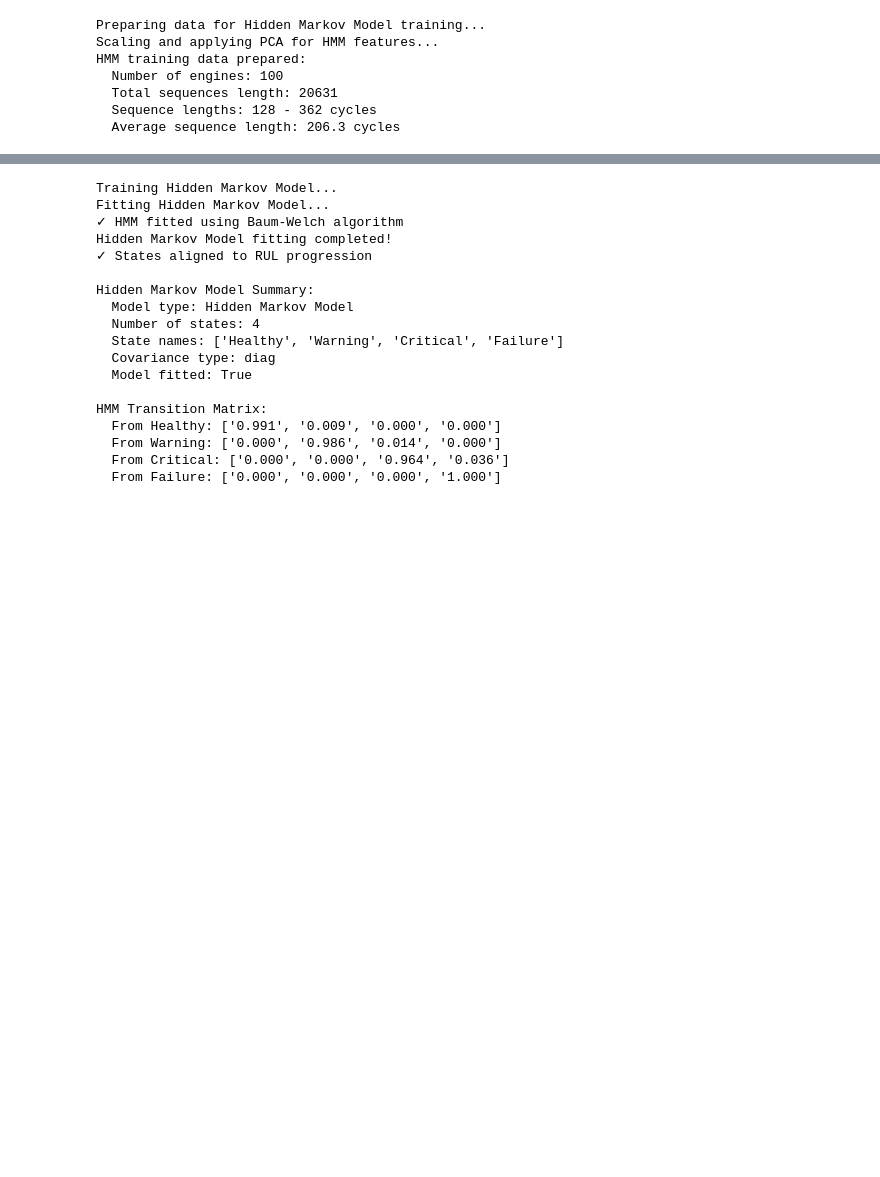
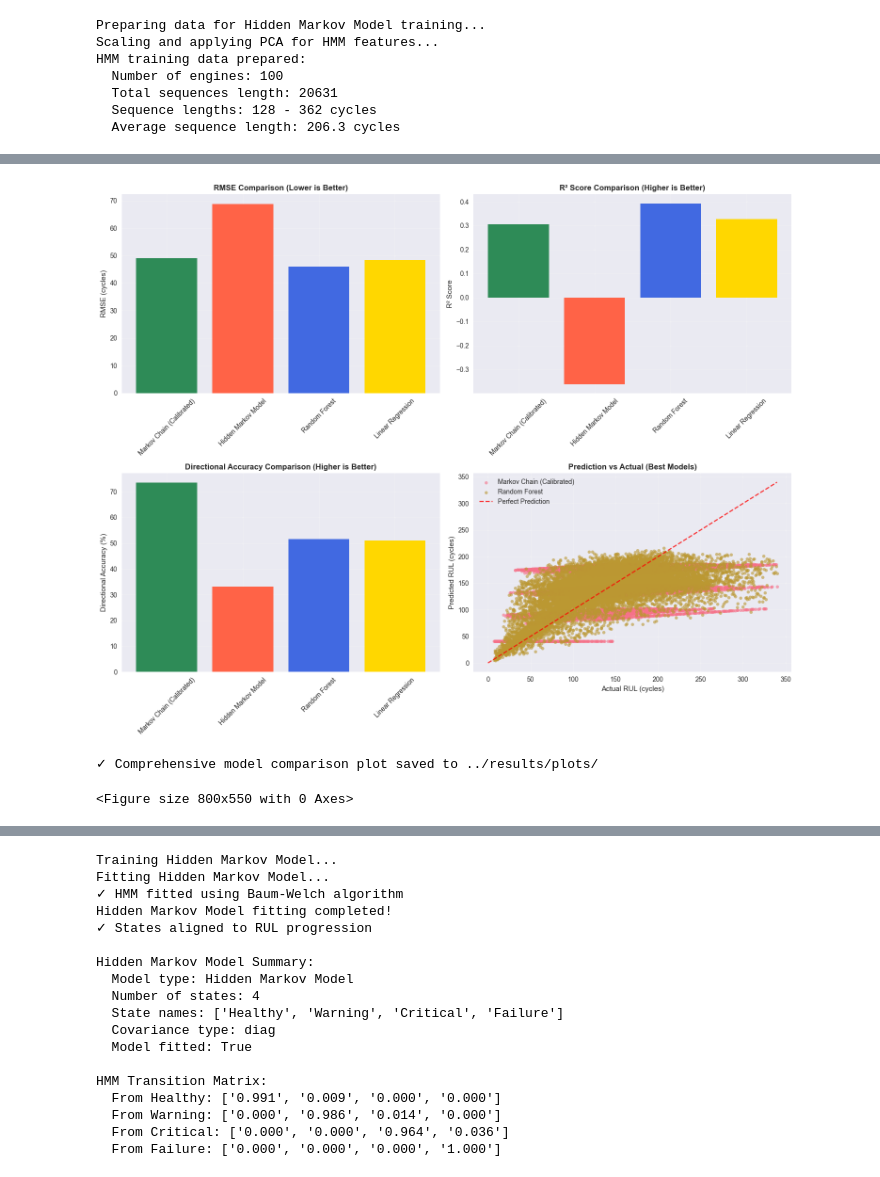
Before and after one commit to cyranothebard/Markov_Based_Predictive_Maintenance, a Jupyter notebook: notebooks/02-markov-modeling.ipynb, the cells around one changed output, grey strips where cells are left out. Cells and saved outputs as stored; diff of their text form; code cells hidden in the pictures; blank space fills up the shorter version.

```diff
--- a/notebooks/02-markov-modeling.ipynb
+++ b/notebooks/02-markov-modeling.ipynb
@@ -662,0 +750,17 @@ HMM training data prepared:
+# %%
+# Get predictions from baseline models
+print("Generating predictions from baseline models...")
+
+# Random Forest predictions
+rf_predictions = rf_model.predict(X_test)
+
+# Linear Regression predictions
+lr_predictions = lr_model.predict(X_test)
+
+# LSTM predictions - skip for now
+lstm_predictions = np.array([])
+y_test_reshaped = np.array([])
+
+print(f"✓ Random Forest predictions: {len(rf_predictions)} samples")
+print(f"✓ Linear Regression predictions: {len(lr_predictions)} samples")
+print(f"✓ LSTM predictions: Skipped (tensor size issues)")
@@ -662,0 +882,45 @@ HMM training data prepared:
+# %%
+# Create visualization comparing all models
+fig, axes = plt.subplots(2, 2, figsize=(15, 12))
+
+# 1. RMSE Comparison
+axes[0, 0].bar(comparison_df['Model'], comparison_df['RMSE'], color=['#2E8B57', '#FF6347', '#4169E1', '#FFD700', '#9370DB'])
+axes[0, 0].set_title('RMSE Comparison (Lower is Better)', fontsize=12, fontweight='bold')
+axes[0, 0].set_ylabel('RMSE (cycles)')
+axes[0, 0].tick_params(axis='x', rotation=45)
+axes[0, 0].grid(True, alpha=0.3)
+
+# 2. R² Score Comparison
+axes[0, 1].bar(comparison_df['Model'], comparison_df['R² Score'], color=['#2E8B57', '#FF6347', '#4169E1', '#FFD700', '#9370DB'])
+axes[0, 1].set_title('R² Score Comparison (Higher is Better)', fontsize=12, fontweight='bold')
+axes[0, 1].set_ylabel('R² Score')
+axes[0, 1].tick_params(axis='x', rotation=45)
+axes[0, 1].grid(True, alpha=0.3)
+
+# 3. Directional Accuracy Comparison
+axes[1, 0].bar(comparison_df['Model'], comparison_df['Directional Accuracy'], color=['#2E8B57', '#FF6347', '#4169E1', '#FFD700', '#9370DB'])
+axes[1, 0].set_title('Directional Accuracy Comparison (Higher is Better)', fontsize=12, fontweight='bold')
+axes[1, 0].set_ylabel('Directional Accuracy (%)')
+axes[1, 0].tick_params(axis='x', rotation=45)
+axes[1, 0].grid(True, alpha=0.3)
+
+# 4. Prediction vs Actual for best models
+axes[1, 1].scatter(y_test_rul, markov_rul_predictions_cal, alpha=0.6, label='Markov Chain (Calibrated)', s=20)
+axes[1, 1].scatter(y_test_rul, rf_predictions, alpha=0.6, label='Random Forest', s=20)
+axes[1, 1].plot([0, y_test_rul.max()], [0, y_test_rul.max()], 'r--', alpha=0.8, label='Perfect Prediction')
+axes[1, 1].set_xlabel('Actual RUL (cycles)')
+axes[1, 1].set_ylabel('Predicted RUL (cycles)')
+axes[1, 1].set_title('Prediction vs Actual (Best Models)', fontsize=12, fontweight='bold')
+axes[1, 1].legend()
+axes[1, 1].grid(True, alpha=0.3)
+
+plt.tight_layout()
+plt.show()
+
+# Save the comprehensive comparison plot
+plt.savefig('../results/plots/comprehensive_model_comparison.png', dpi=300, bbox_inches='tight')
+print("✓ Comprehensive model comparison plot saved to ../results/plots/")
+# %% [output]
+[figure, added]
+✓ Comprehensive model comparison plot saved to ../results/plots/
+<Figure size 800x550 with 0 Axes>
```
Also changed, not shown: parts of 14 cells of this notebook, 45 other files.
